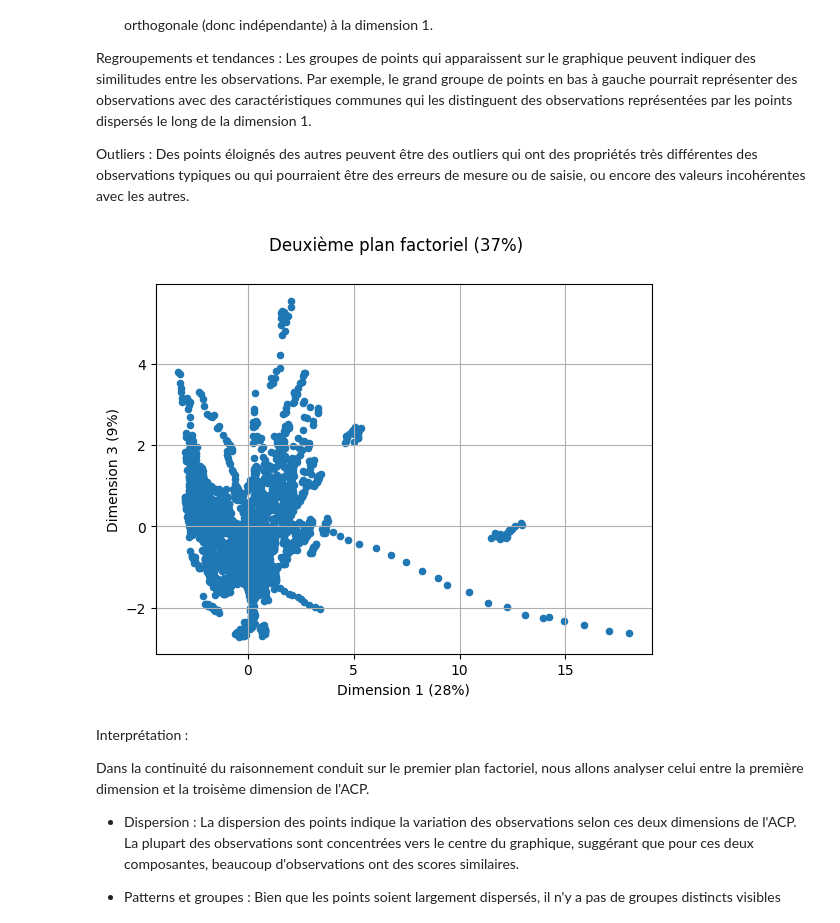
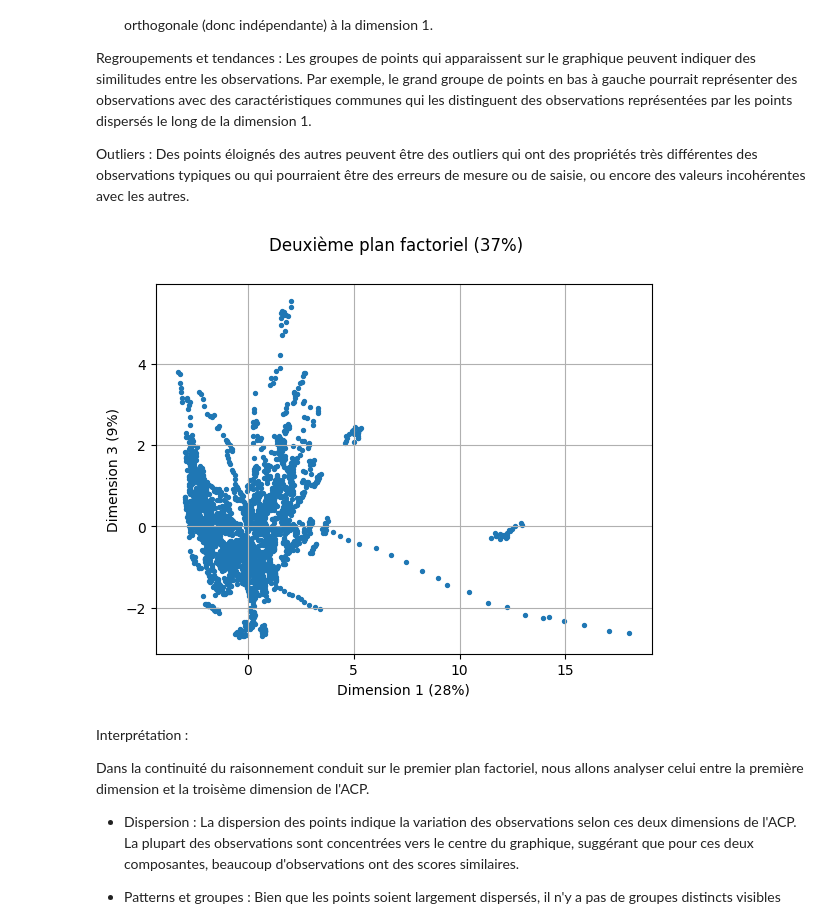
Before and after one commit to manonjulia/ProjetML, a Jupyter notebook: Comment.ipynb, the cells around one changed output. Cells and saved outputs as stored; diff of their text form; code cells hidden in the pictures.

```diff
--- a/Comment.ipynb
+++ b/Comment.ipynb
@@ -833,14 +839,14 @@ Outliers : Des points éloignés des autres peuvent être des outliers qui ont d
 # %%
 # Affichage de la répartition des données en fonction de Dim 1 et Dim 3
 
-data_pca.plot.scatter("Dim1", "Dim3") # nuage de points
+data_pca.plot.scatter("Dim1", "Dim3", s=8) # nuage de points
 plt.xlabel("Dimension 1 (28%)") # modification du nom de l'axe X
 plt.ylabel("Dimension 3 (9%)") # idem pour axe Y
 plt.suptitle("Deuxième plan factoriel (37%)") # titre général
 plt.grid()
 plt.show()
 # %% [output]
-[figure, old version]
+[figure, new version]
 # %% [markdown]
 Interprétation :
 
```
Also changed, not shown: parts of 13 cells of this notebook.
